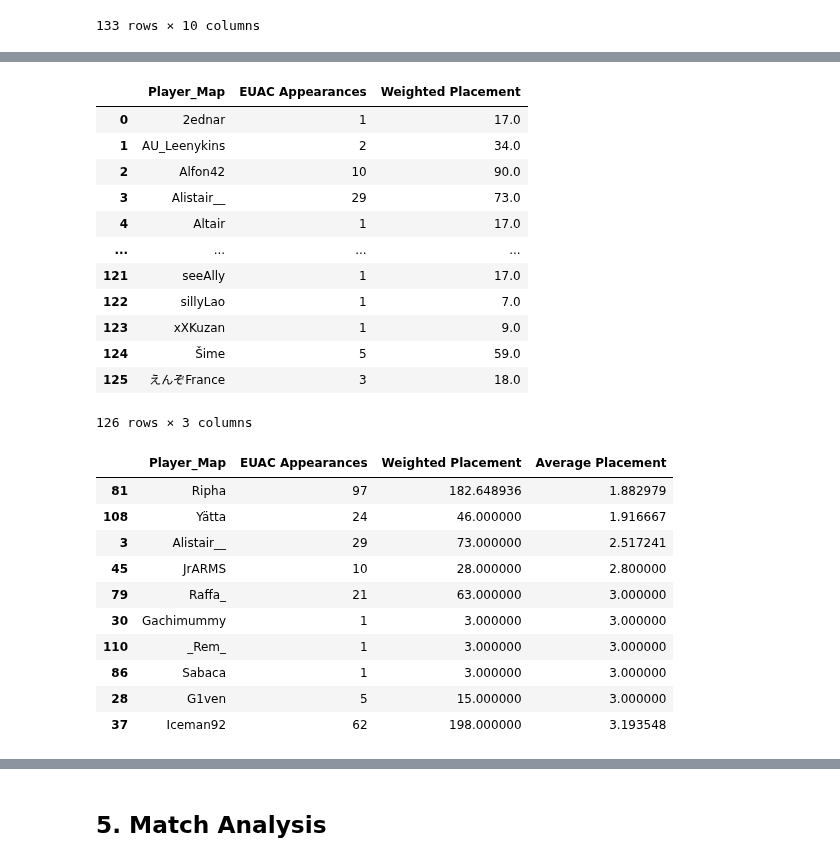
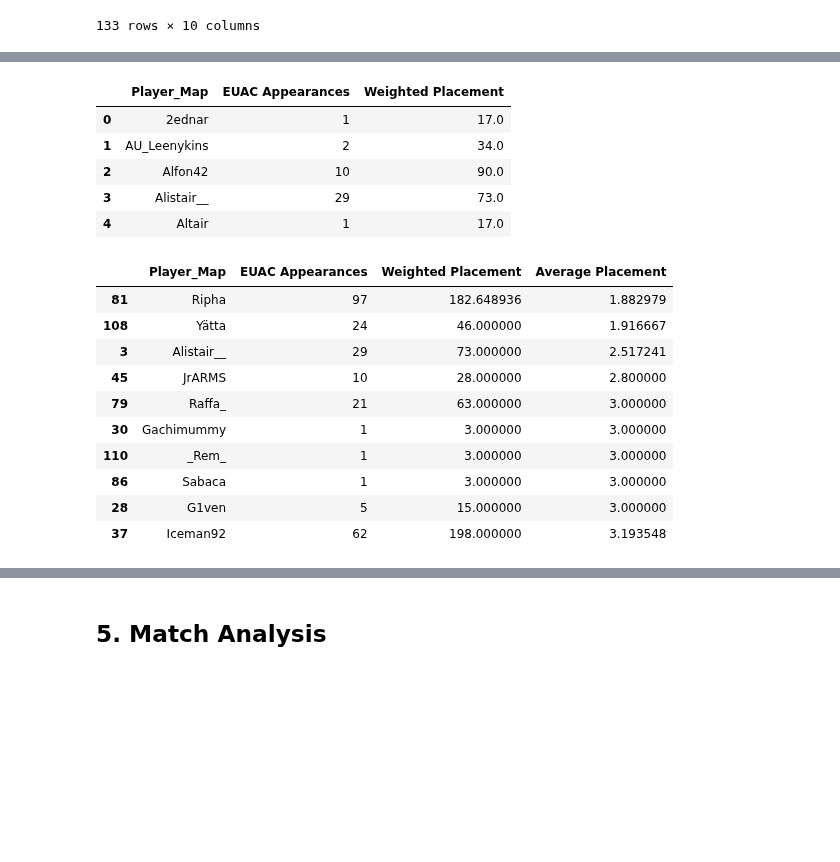
Before and after one commit to DarrenCCT/Tournament-Analysis, a Jupyter notebook: EUAC - Analysis.ipynb, the cells around one changed output, grey strips where cells are left out. Cells and saved outputs as stored; diff of their text form; code cells hidden in the pictures; blank space fills up the shorter version.

```diff
--- a/EUAC - Analysis.ipynb
+++ b/EUAC - Analysis.ipynb
@@ -516,38 +512,31 @@ playerdf.head()
 # %%
+# Group by unique Player identifier and sum appearances and weighted placement
 truePlacement = playerdf.groupby("Player_Map").agg({
     "EUAC Appearances": "sum",
     "Weighted Placement": "sum"
 }).reset_index()
+truePlacement.head()
+# %% [output]
+|  | Player_Map | EUAC Appearances | Weighted Placement |
+| 0 | 2ednar | 1 | 17.0 |
+| 1 | AU_Leenykins | 2 | 34.0 |
+| 2 | Alfon42 | 10 | 90.0 |
+| 3 | Alistair__ | 29 | 73.0 |
+| 4 | Altair | 1 | 17.0 |
-# %%
-truePlacement
-# %% [output]
-|  | Player_Map | EUAC Appearances | Weighted Placement |
-| 0 | 2ednar | 1 | 17.0 |
-| 1 | AU_Leenykins | 2 | 34.0 |
-| 2 | Alfon42 | 10 | 90.0 |
-| 3 | Alistair__ | 29 | 73.0 |
-| 4 | Altair | 1 | 17.0 |
-| ... | ... | ... | ... |
-| 121 | seeAlly | 1 | 17.0 |
-| 122 | sillyLao | 1 | 7.0 |
-| 123 | xXKuzan | 1 | 9.0 |
-| 124 | Šime | 5 | 59.0 |
-| 125 | えんぞFrance | 3 | 18.0 |
-126 rows × 3 columns
 # %%
+# True average placement. Total weighted placement/total appearances
 truePlacement["Average Placement"] = truePlacement.apply(lambda x:x["Weighted Placement"]/x["EUAC Appearances"], axis=1)
+truePlacement.sort_values(by="Average Placement", ascending = True).head(10)
+# %% [output]
+|  | Player_Map | EUAC Appearances | Weighted Placement | Average Placement |
+| 81 | Ripha | 97 | 182.648936 | 1.882979 |
+| 108 | Yätta | 24 | 46.000000 | 1.916667 |
+| 3 | Alistair__ | 29 | 73.000000 | 2.517241 |
+| 45 | JrARMS | 10 | 28.000000 | 2.800000 |
+| 79 | Raffa_ | 21 | 63.000000 | 3.000000 |
+| 30 | Gachimummy | 1 | 3.000000 | 3.000000 |
+| 110 | _Rem_ | 1 | 3.000000 | 3.000000 |
+| 86 | Sabaca | 1 | 3.000000 | 3.000000 |
+| 28 | G1ven | 5 | 15.000000 | 3.000000 |
+| 37 | Iceman92 | 62 | 198.000000 | 3.193548 |
-# %%
-truePlacement.sort_values(by="Average Placement", ascending = True).head(10)
-# %% [output]
-|  | Player_Map | EUAC Appearances | Weighted Placement | Average Placement |
-| 81 | Ripha | 97 | 182.648936 | 1.882979 |
-| 108 | Yätta | 24 | 46.000000 | 1.916667 |
-| 3 | Alistair__ | 29 | 73.000000 | 2.517241 |
-| 45 | JrARMS | 10 | 28.000000 | 2.800000 |
-| 79 | Raffa_ | 21 | 63.000000 | 3.000000 |
-| 30 | Gachimummy | 1 | 3.000000 | 3.000000 |
-| 110 | _Rem_ | 1 | 3.000000 | 3.000000 |
-| 86 | Sabaca | 1 | 3.000000 | 3.000000 |
-| 28 | G1ven | 5 | 15.000000 | 3.000000 |
-| 37 | Iceman92 | 62 | 198.000000 | 3.193548 |
 # %%
```
Also changed, not shown: parts of 38 cells of this notebook.
